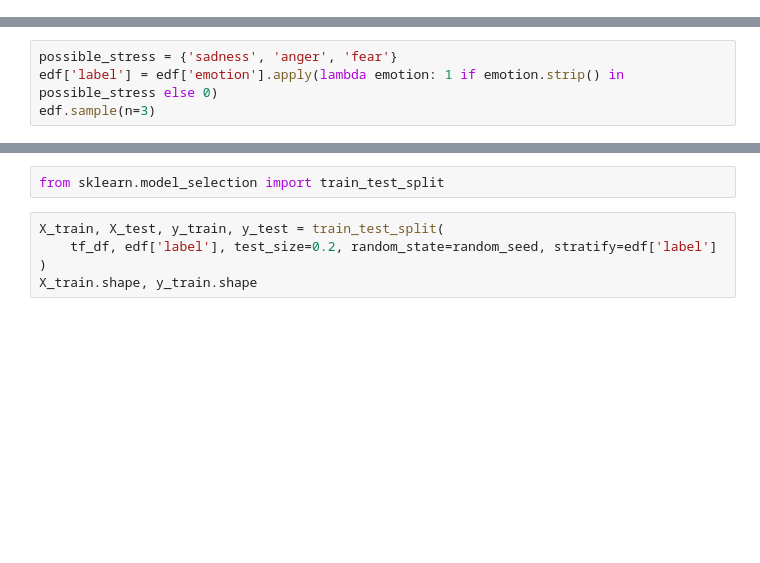
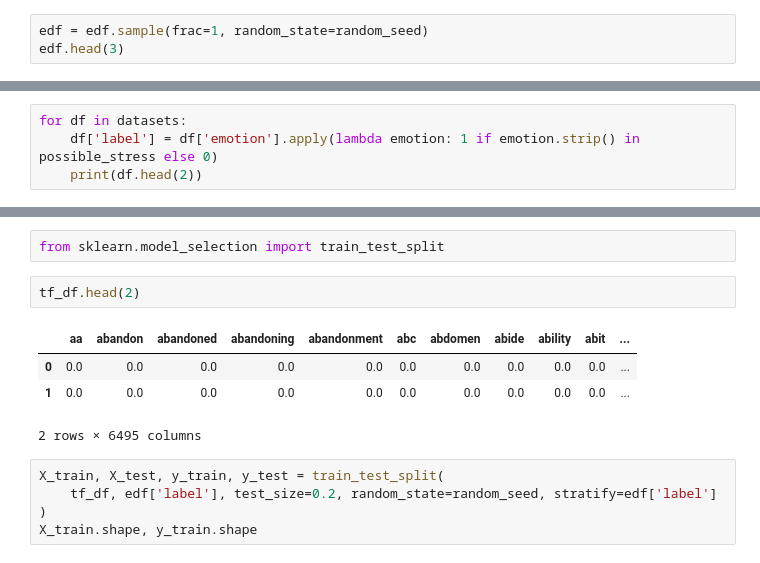
Before and after one commit to Yichen-Z/cis583_project, a Jupyter notebook: emotion_data.ipynb, the cells around one changed output, grey strips where cells are left out. Saved outputs shown, nothing was run; the diff lists cells and outputs as text; blank space fills up the shorter version.

```diff
--- a/emotion_data.ipynb
+++ b/emotion_data.ipynb
@@ -23,0 +40,3 @@ memory usage: 250.1+ KB
+# %%
+edf = edf.sample(frac=1, random_state=random_seed)
+edf.head(3)
@@ -88,5 +239,5 @@ Just going to roughly group "sadness", "anger", and "fear" into "stressed"
 # %%
-possible_stress = {'sadness', 'anger', 'fear'}
-edf['label'] = edf['emotion'].apply(lambda emotion: 1 if emotion.strip() in possible_stress else 0)
-edf.sample(n=3)
+for df in datasets:
+    df['label'] = df['emotion'].apply(lambda emotion: 1 if emotion.strip() in possible_stress else 0)
+    print(df.head(2))
 # %% [output]
@@ -225,6 +434,13 @@ random_seed
 random_seed = 5
 # %%
 from sklearn.model_selection import train_test_split
+# %%
+tf_df.head(2)
+# %% [output]
+|  | aa | abandon | abandoned | abandoning | abandonment | abc | abdomen | abide | ability | abit | ... |
+| 0 | 0.0 | 0.0 | 0.0 | 0.0 | 0.0 | 0.0 | 0.0 | 0.0 | 0.0 | 0.0 | ... |
+| 1 | 0.0 | 0.0 | 0.0 | 0.0 | 0.0 | 0.0 | 0.0 | 0.0 | 0.0 | 0.0 | ... |
+2 rows × 6495 columns
 # %%
 X_train, X_test, y_train, y_test = train_test_split(
     tf_df, edf['label'], test_size=0.2, random_state=random_seed, stratify=edf['label']
```
Also changed, not shown: parts of 63 cells of this notebook.
